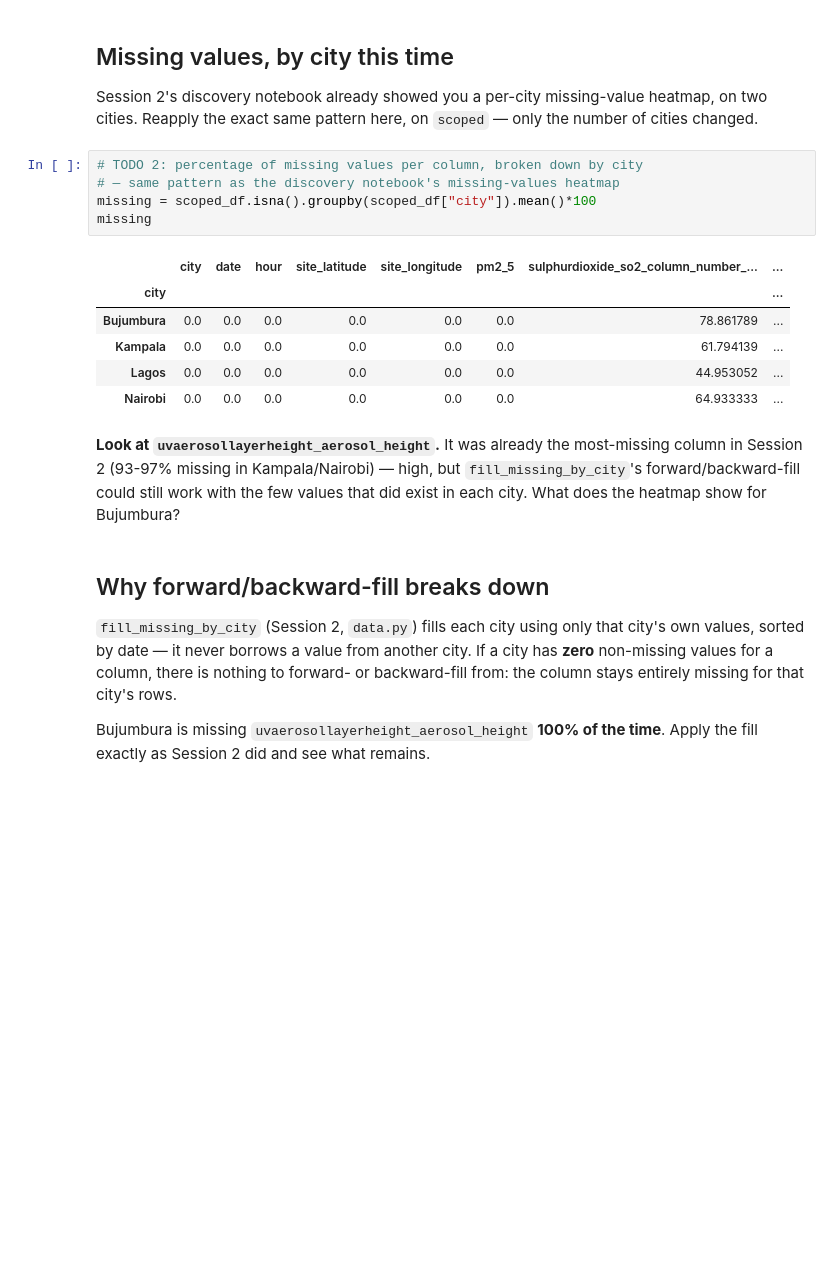
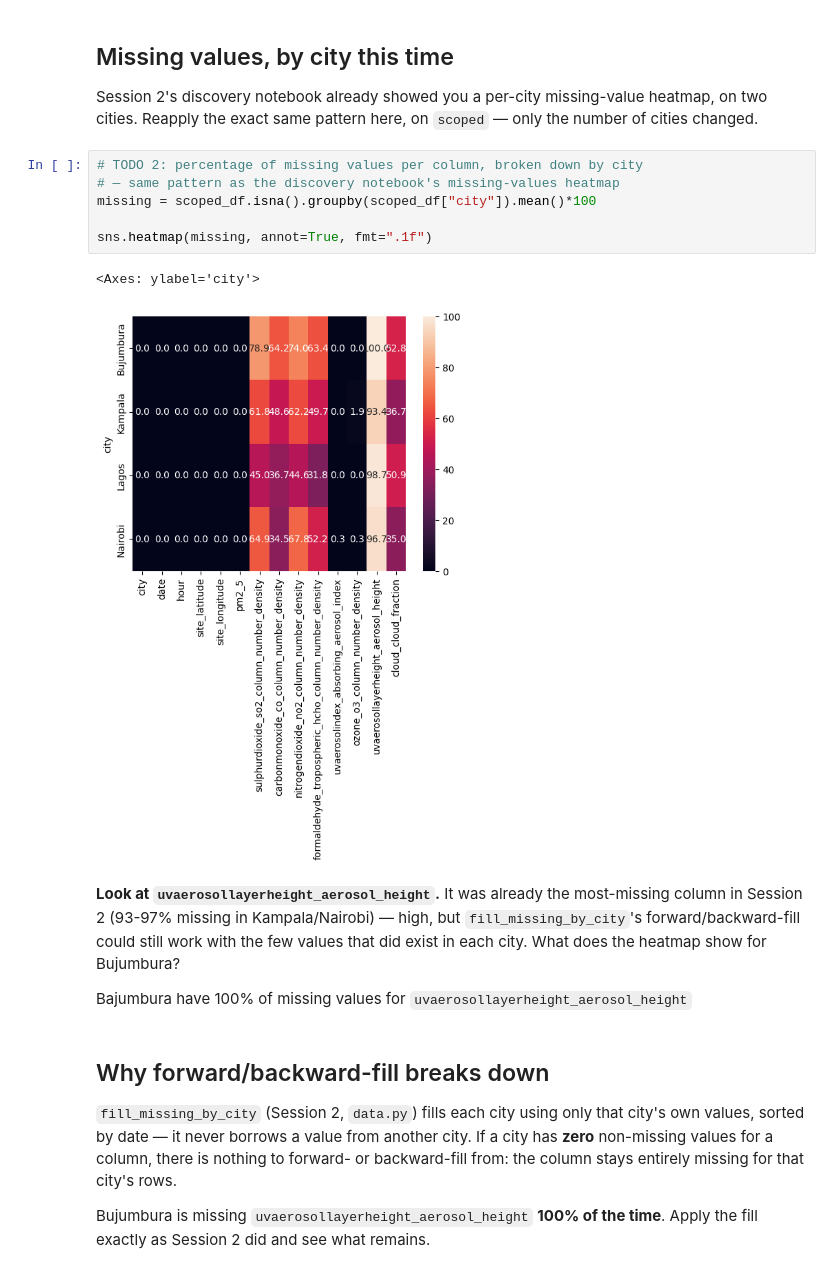
Before and after one commit to hfougerouxge1/AirQuality, a Jupyter notebook: notebooks/session3/02_advanced_cleaning.ipynb, the cells around one changed output. Drawn from its saved outputs; the diff is of its cells as text; blank space fills up the shorter version.

```diff
--- a/notebooks/session3/02_advanced_cleaning.ipynb
+++ b/notebooks/session3/02_advanced_cleaning.ipynb
@@ -43,17 +43,16 @@ Session 2's discovery notebook already showed you a per-city missing-value heatm
 # %%
 # TODO 2: percentage of missing values per column, broken down by city
 # — same pattern as the discovery notebook's missing-values heatmap
 missing = scoped_df.isna().groupby(scoped_df["city"]).mean()*100
-missing
+
+sns.heatmap(missing, annot=True, fmt=".1f")
 # %% [output]
-|  | city | date | hour | site_latitude | site_longitude | pm2_5 | sulphurdioxide_so2_column_number_... | ... |
-| city |  |  |  |  |  |  |  | ... |
-| Bujumbura | 0.0 | 0.0 | 0.0 | 0.0 | 0.0 | 0.0 | 78.861789 | ... |
-| Kampala | 0.0 | 0.0 | 0.0 | 0.0 | 0.0 | 0.0 | 61.794139 | ... |
-| Lagos | 0.0 | 0.0 | 0.0 | 0.0 | 0.0 | 0.0 | 44.953052 | ... |
-| Nairobi | 0.0 | 0.0 | 0.0 | 0.0 | 0.0 | 0.0 | 64.933333 | ... |
+<Axes: ylabel='city'>
+[figure, added]
 # %% [markdown]
 **Look at `uvaerosollayerheight_aerosol_height`.** It was already the most-missing column in Session 2 (93-97% missing in Kampala/Nairobi) — high, but `fill_missing_by_city`'s forward/backward-fill could still work with the few values that did exist in each city. What does the heatmap show for Bujumbura?
+
+Bajumbura have 100% of missing values for `uvaerosollayerheight_aerosol_height`
 # %% [markdown]
 ## Why forward/backward-fill breaks down
 
```
Also changed, not shown: 1 other file.
